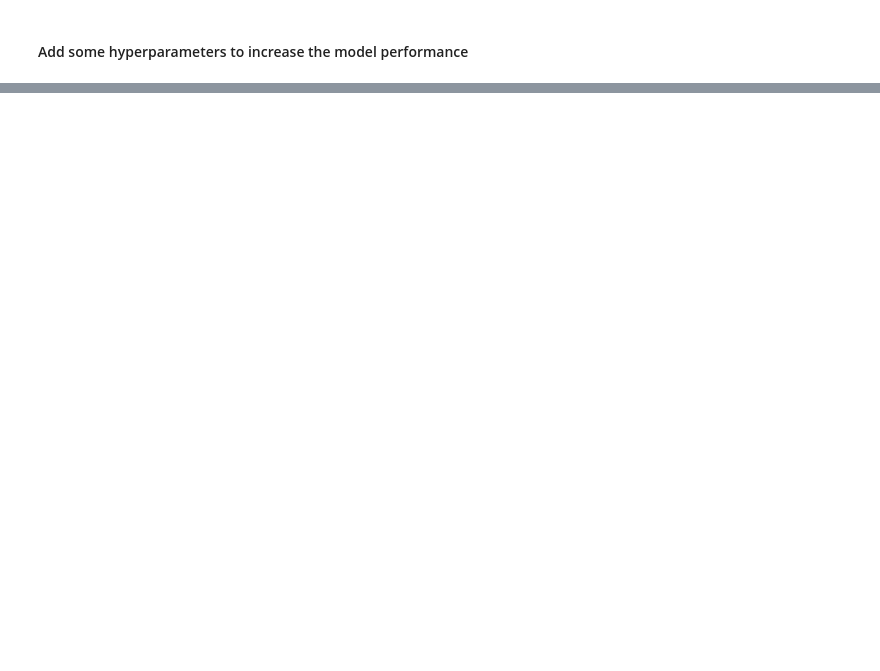
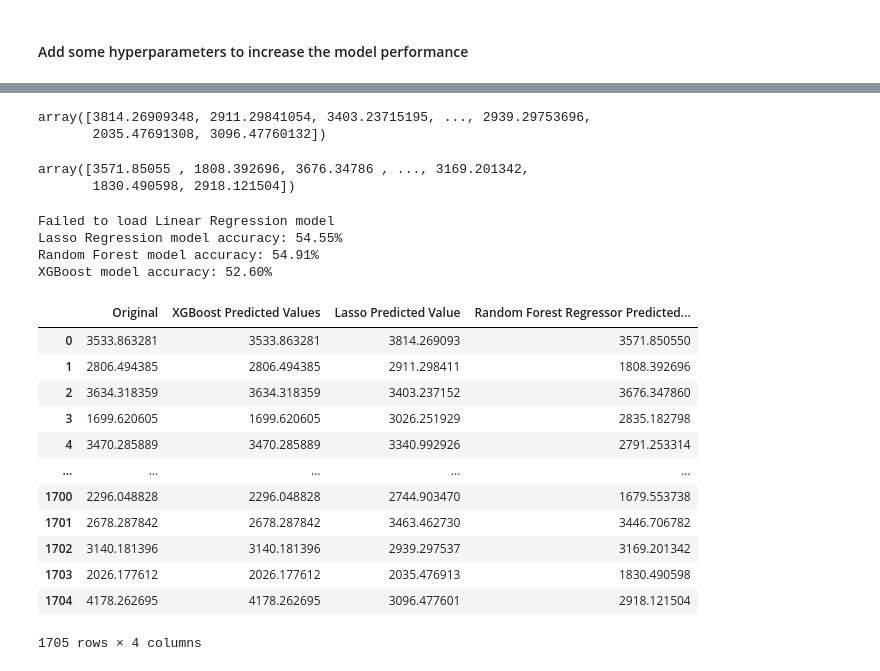
Before and after one commit to Technocolabs100/BigMart-Sales-Analysis-and-Prediction, a Jupyter notebook: Bigmart-Sales-Analysis-and -Prediction.ipynb, the cells around one changed output, grey strips where cells are left out. Drawn from its saved outputs; the diff is of its cells as text; code cells hidden in the pictures; blank space fills up the shorter version.

```diff
--- a/Bigmart-Sales-Analysis-and -Prediction.ipynb
+++ b/Bigmart-Sales-Analysis-and -Prediction.ipynb
@@ -839,0 +955,2 @@ Best parameters: {'learning_rate': 0.1, 'max_depth': 3, 'min_child_weight': 5, '
+# %%
+xgb_model.fit(X_train,y_train)
@@ -845,0 +1030,72 @@ with open('xgb_model.pkl', 'wb') as file:
+# %%
+lasso_model.predict(X_test)
+# %% [output]
+array([3814.26909348, 2911.29841054, 3403.23715195, ..., 2939.29753696,
+       2035.47691308, 3096.47760132])
+# %%
+rf_model.predict(X_test)
+# %% [output]
+array([3571.85055 , 1808.392696, 3676.34786 , ..., 3169.201342,
+       1830.490598, 2918.121504])
+# %%
+import pickle
+
+# Load the saved models and evaluate their performance on the test set
+try:
+    loaded_model_lr = pickle.load(open("Lr_model.pkl", "rb"))
+    result_lr = loaded_model_lr.score(X_test, y_test)
+    print("Linear Regression model accuracy: %.2f%%" % (result_lr * 100))
+except:
+    print("Failed to load Linear Regression model")
+
+try:
+    loaded_model_lasso = pickle.load(open("lasso_model.pkl", "rb"))
+    result_lasso = loaded_model_lasso.score(X_test, y_test)
+    print("Lasso Regression model accuracy: %.2f%%" % (result_lasso * 100))
+except:
+    print("Failed to load Lasso Regression model")
+
+try:
+    loaded_model_rf = pickle.load(open("rf_model.pkl", "rb"))
+    result_rf = loaded_model_rf.score(X_test, y_test)
+    print("Random Forest model accuracy: %.2f%%" % (result_rf * 100))
+except:
+    print("Failed to load Random Forest model")
+
+try:
+    loaded_model_xgb = pickle.load(open("xgb_model.pkl", "rb"))
+    result_xgb = loaded_model_xgb.score(X_test, y_test)
+    print("XGBoost model accuracy: %.2f%%" % (result_xgb * 100))
+except:
+    print("Failed to load XGBoost model")
+# %% [output]
+Failed to load Linear Regression model
+Lasso Regression model accuracy: 54.55%
+Random Forest model accuracy: 54.91%
+XGBoost model accuracy: 52.60%
+# %%
+pred_xgb = loaded_model_xgb.predict(X_test)
+pred_lasso = loaded_model_lasso.predict(X_test)
+pred_rf = loaded_model_rf.predict(X_test)
+# %%
+Orginal_pred_xgb = xgb_model.predict(X_test)
+# %%
+conclusion = pd.DataFrame({'Original': Orginal_pred_xgb,
+                           'XGBoost Predicted Values': pred_xgb,
+                           'Lasso Predicted Value': pred_lasso,
+                           'Random Forest Regressor Predicted Values': pred_rf})
+conclusion
+# %% [output]
+|  | Original | XGBoost Predicted Values | Lasso Predicted Value | Random Forest Regressor Predicted... |
+| 0 | 3533.863281 | 3533.863281 | 3814.269093 | 3571.850550 |
+| 1 | 2806.494385 | 2806.494385 | 2911.298411 | 1808.392696 |
+| 2 | 3634.318359 | 3634.318359 | 3403.237152 | 3676.347860 |
+| 3 | 1699.620605 | 1699.620605 | 3026.251929 | 2835.182798 |
+| 4 | 3470.285889 | 3470.285889 | 3340.992926 | 2791.253314 |
+| ... | ... | ... | ... | ... |
+| 1700 | 2296.048828 | 2296.048828 | 2744.903470 | 1679.553738 |
+| 1701 | 2678.287842 | 2678.287842 | 3463.462730 | 3446.706782 |
+| 1702 | 3140.181396 | 3140.181396 | 2939.297537 | 3169.201342 |
+| 1703 | 2026.177612 | 2026.177612 | 2035.476913 | 1830.490598 |
+| 1704 | 4178.262695 | 4178.262695 | 3096.477601 | 2918.121504 |
+1705 rows × 4 columns
```
Also changed, not shown: parts of 31 cells of this notebook.
